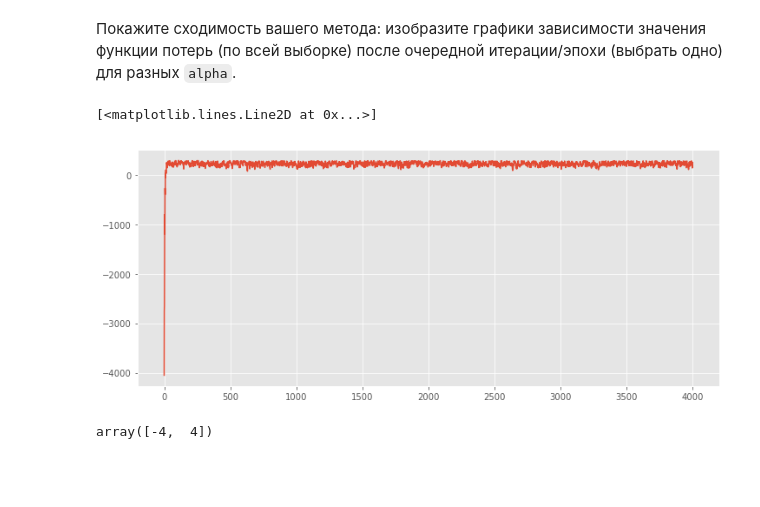
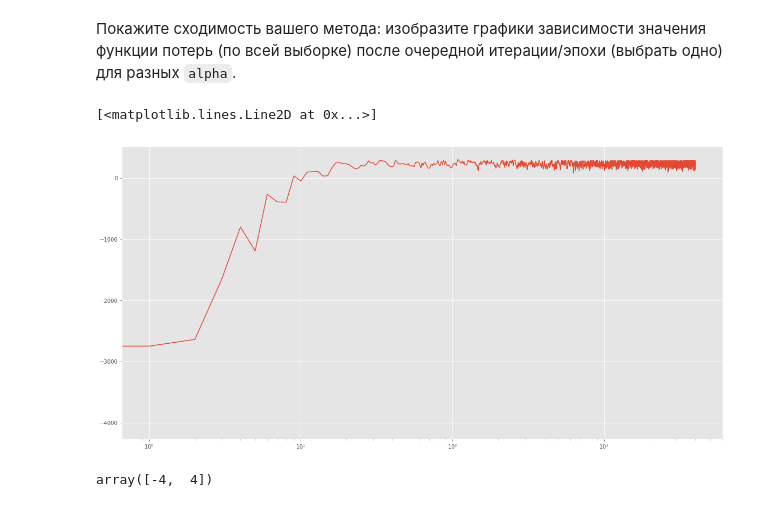
Before and after one commit to erlong15/bigdata_homework, a Jupyter notebook: homework3/homework.ipynb, the cells around one changed output. Saved outputs shown, nothing was run; the diff lists cells and outputs as text; code cells hidden in the pictures; blank space fills up the shorter version.

```diff
--- a/homework3/homework.ipynb
+++ b/homework3/homework.ipynb
@@ -152,12 +153,13 @@ plt.plot(x_naive, y_naive, c='red', label='descision boundary naive')
 Покажите сходимость вашего метода: изобразите графики зависимости значения функции потерь (по всей выборке) после очередной итерации/эпохи (выбрать одно) для разных `alpha`.
 # %%
 loses = np.array(model.loses)
-# %%
-
-plt.plot(loses)
-# %% [output]
-[<matplotlib.lines.Line2D at 0x...>]
-[figure, removed]
+# %%
+fig, ax= plt.subplots(1, 1, figsize=(20,10))
+ax.set_xscale("log")
+plt.plot(loses)
+# %% [output]
+[<matplotlib.lines.Line2D at 0x...>]
+[figure, added]
 # %%
 # %% [output]
 array([-4,  4])
```
Also changed, not shown: parts of 1 cell of this notebook.
